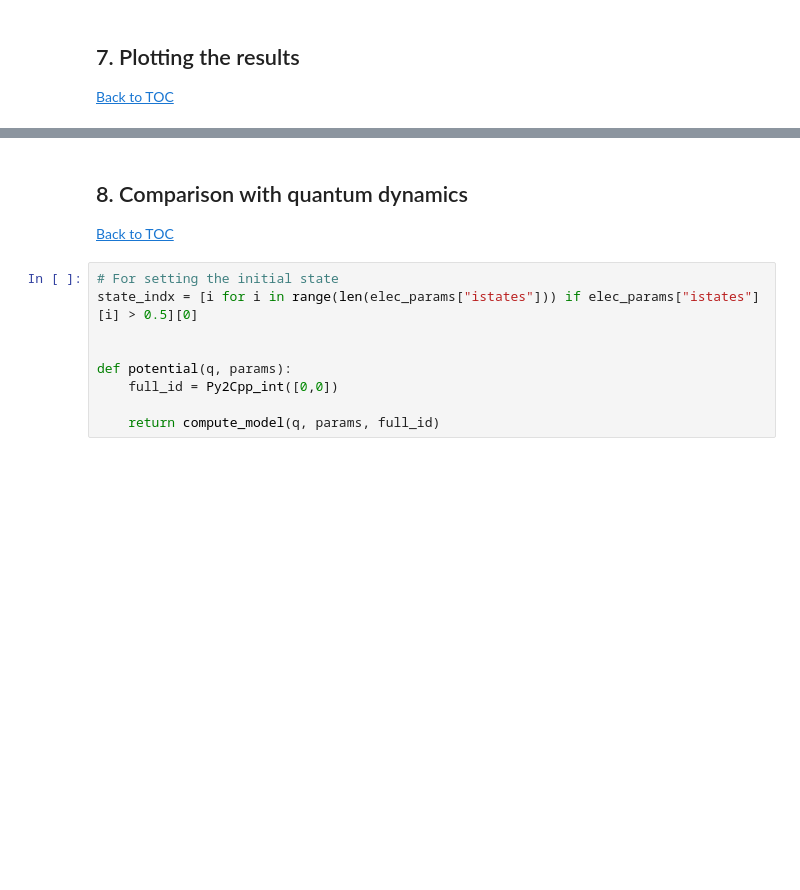
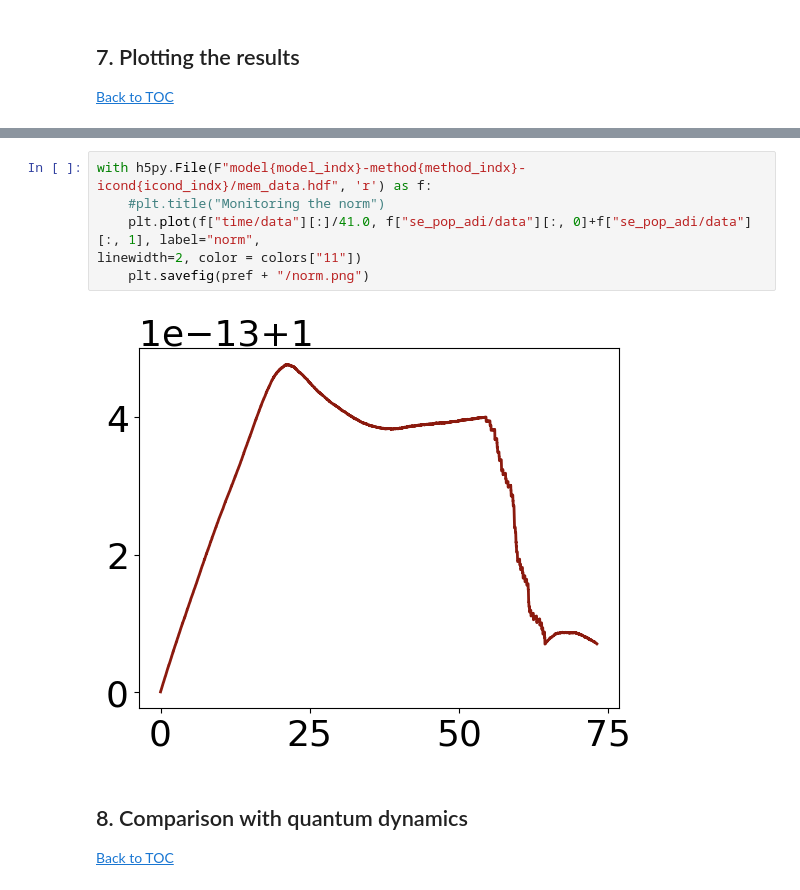
Before and after one commit to DaehoHan/Tutorials_Libra, a Jupyter notebook: 6_dynamics/1_trajectory_based/11_model_xf/tutorial.ipynb, the cells around one changed output, grey strips where cells are left out. Cells and saved outputs as stored; diff of their text form; blank space fills up the shorter version.

```diff
--- a/6_dynamics/1_trajectory_based/11_model_xf/tutorial.ipynb
+++ b/6_dynamics/1_trajectory_based/11_model_xf/tutorial.ipynb
@@ -474,12 +476,11 @@ tsh_dynamics_plot.plot_dynamics(plot_params)
+# %%
+with h5py.File(F"model{model_indx}-method{method_indx}-icond{icond_indx}/mem_data.hdf", 'r') as f:
+    #plt.title("Monitoring the norm")
+    plt.plot(f["time/data"][:]/41.0, f["se_pop_adi/data"][:, 0]+f["se_pop_adi/data"][:, 1], label="norm",
+linewidth=2, color = colors["11"])
+    plt.savefig(pref + "/norm.png")
+# %% [output]
+[figure, added]
 # %% [markdown]
 ## 8. Comparison with quantum dynamics
 <a name="8"></a>[Back to TOC](#TOC)
-# %%
-# For setting the initial state
-state_indx = [i for i in range(len(elec_params["istates"])) if elec_params["istates"][i] > 0.5][0]
-
-
-def potential(q, params):
-    full_id = Py2Cpp_int([0,0])
-
-    return compute_model(q, params, full_id)
```
Also changed, not shown: parts of 16 cells of this notebook, 2 other files.
